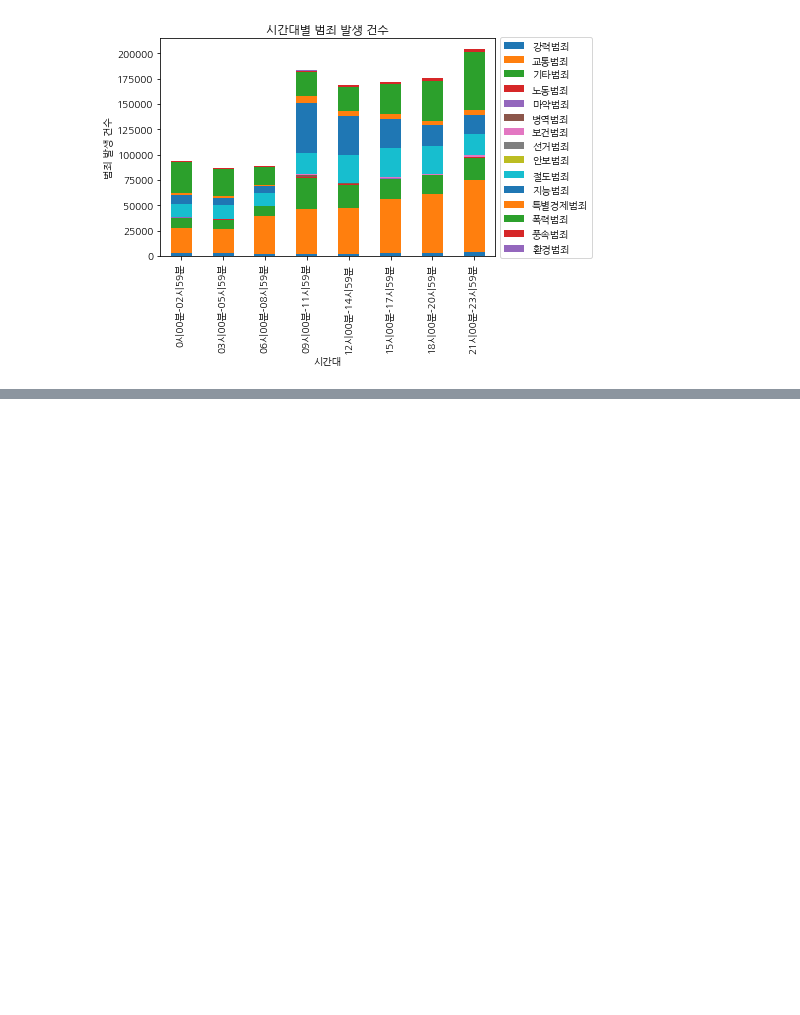
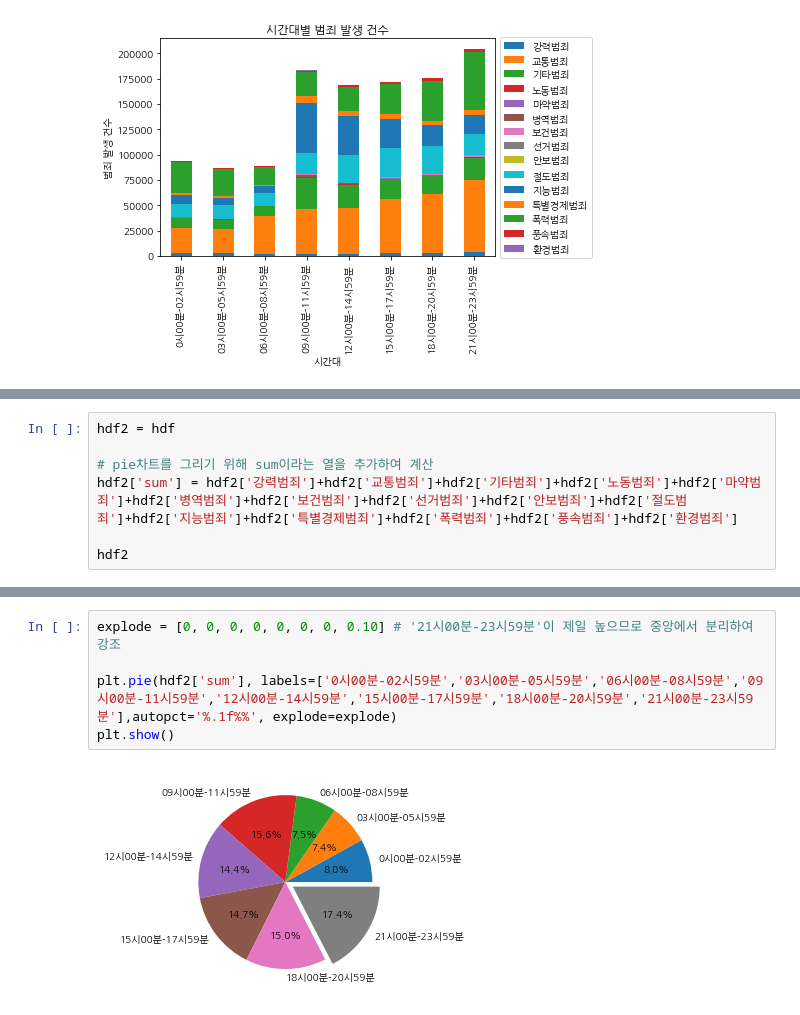
Before and after one commit to Wise-99/BigDataProcessing, a Jupyter notebook: finalProject.ipynb, the cells around one changed output, grey strips where cells are left out. Cells and saved outputs as stored; diff of their text form; blank space fills up the shorter version.

```diff
--- a/finalProject.ipynb
+++ b/finalProject.ipynb
@@ -169,0 +149,7 @@ ndf
+# %%
+hdf2 = hdf
+
+# pie차트를 그리기 위해 sum이라는 열을 추가하여 계산
+hdf2['sum'] = hdf2['강력범죄']+hdf2['교통범죄']+hdf2['기타범죄']+hdf2['노동범죄']+hdf2['마약범죄']+hdf2['병역범죄']+hdf2['보건범죄']+hdf2['선거범죄']+hdf2['안보범죄']+hdf2['절도범죄']+hdf2['지능범죄']+hdf2['특별경제범죄']+hdf2['폭력범죄']+hdf2['풍속범죄']+hdf2['환경범죄']
+
+hdf2
@@ -169,0 +166,7 @@ ndf
+# %%
+explode = [0, 0, 0, 0, 0, 0, 0, 0.10] # '21시00분-23시59분'이 제일 높으므로 중앙에서 분리하여 강조
+
+plt.pie(hdf2['sum'], labels=['0시00분-02시59분','03시00분-05시59분','06시00분-08시59분','09시00분-11시59분','12시00분-14시59분','15시00분-17시59분','18시00분-20시59분','21시00분-23시59분'],autopct='%.1f%%', explode=explode)
+plt.show()
+# %% [output]
+[figure, added]
```
Also changed, not shown: parts of 6 cells of this notebook.
